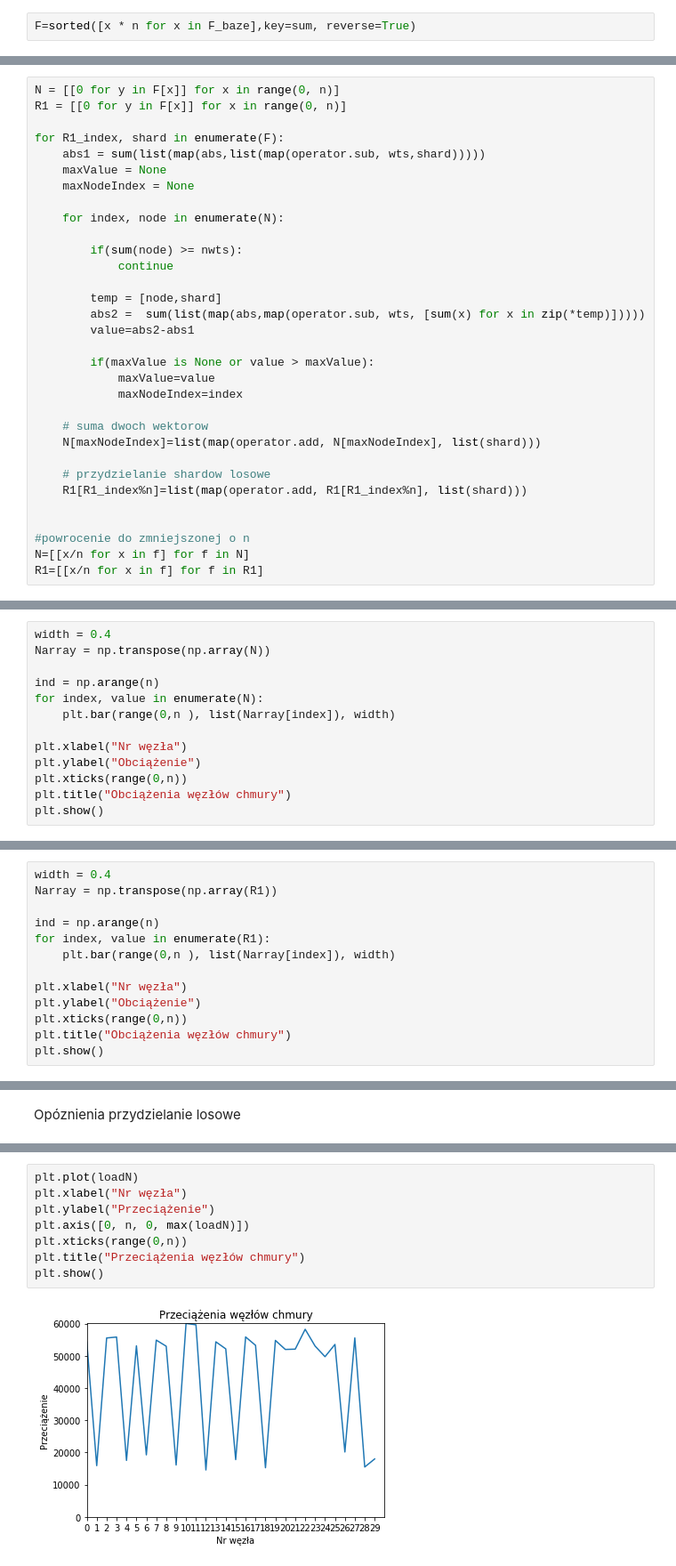
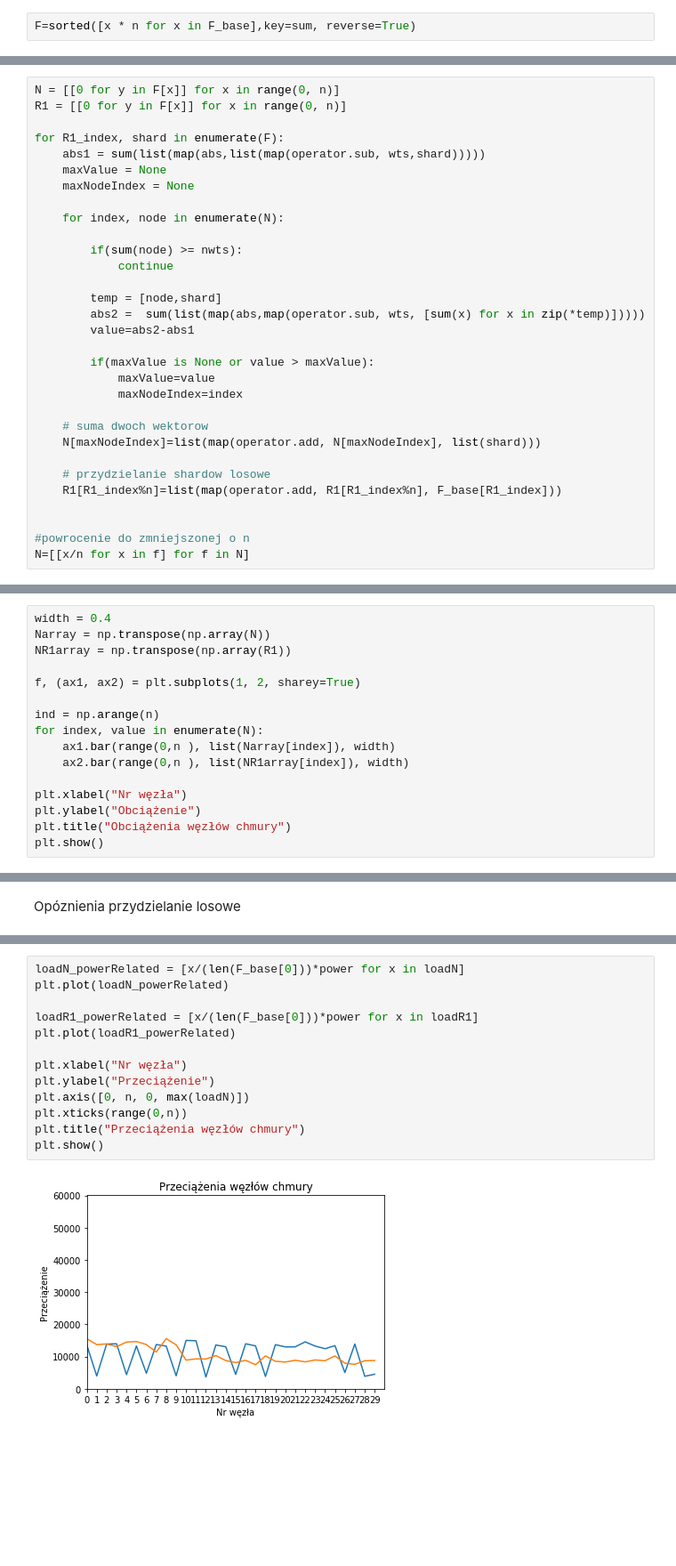
Before and after one commit to mszynka/PP___PBP, a Jupyter notebook: Notebook.ipynb, the cells around one changed output, grey strips where cells are left out. Shown: that part at 89% size. Drawn from its saved outputs; the diff is of its cells as text; blank space fills up the shorter version.

```diff
--- a/Notebook.ipynb
+++ b/Notebook.ipynb
@@ -41,7 +41,7 @@ nwts = sum(list(wts))
 # %% [markdown]
 Sortowanie względem modułu
 # %%
-F=sorted([x * n for x in F_baze],key=sum, reverse=True)
+F=sorted([x * n for x in F_base],key=sum, reverse=True)
 # %% [markdown]
 Alokowanie wektorów shardów względem posortowanego obciążenia
 # %%
@@ -70,12 +70,11 @@ for R1_index, shard in enumerate(F):
     N[maxNodeIndex]=list(map(operator.add, N[maxNodeIndex], list(shard)))
 
     # przydzielanie shardow losowe
-    R1[R1_index%n]=list(map(operator.add, R1[R1_index%n], list(shard)))
+    R1[R1_index%n]=list(map(operator.add, R1[R1_index%n], F_base[R1_index]))
 
 
 #powrocenie do zmniejszonej o n
 N=[[x/n for x in f] for f in N]
-R1=[[x/n for x in f] for f in R1]
 # %% [markdown]
 Określenie średniej mocy chmury
 # %%
@@ -85,14 +84,17 @@ Wyznaczenie średniego obciążenia w czasie każdego węzła chmury(algorytm)
 # %%
 width = 0.4
 Narray = np.transpose(np.array(N))
+NR1array = np.transpose(np.array(R1))
+
+f, (ax1, ax2) = plt.subplots(1, 2, sharey=True)
 
 ind = np.arange(n)
 for index, value in enumerate(N):
-    plt.bar(range(0,n ), list(Narray[index]), width)
+    ax1.bar(range(0,n ), list(Narray[index]), width)
+    ax2.bar(range(0,n ), list(NR1array[index]), width)
 
 plt.xlabel("Nr węzła")
 plt.ylabel("Obciążenie")
-plt.xticks(range(0,n))
 plt.title("Obciążenia węzłów chmury")
 plt.show()
 # %% [output]
@@ -102,13 +101,0 @@ Wyznaczenie średniego obciążenia w czasie każdego węzła chmury(losowy przy
-# %%
-width = 0.4
-Narray = np.transpose(np.array(R1))
-
-ind = np.arange(n)
-for index, value in enumerate(R1):
-    plt.bar(range(0,n ), list(Narray[index]), width)
-
-plt.xlabel("Nr węzła")
-plt.ylabel("Obciążenie")
-plt.xticks(range(0,n))
-plt.title("Obciążenia węzłów chmury")
-plt.show()
@@ -197,10 +142,15 @@ print(sum(loadR1))
 # %%
-plt.plot(loadN)
+loadN_powerRelated = [x/(len(F_base[0]))*power for x in loadN]
+plt.plot(loadN_powerRelated)
+
+loadR1_powerRelated = [x/(len(F_base[0]))*power for x in loadR1]
+plt.plot(loadR1_powerRelated)
+
 plt.xlabel("Nr węzła")
 plt.ylabel("Przeciążenie")
 plt.axis([0, n, 0, max(loadN)])
 plt.xticks(range(0,n))
 plt.title("Przeciążenia węzłów chmury")
 plt.show()
 # %% [output]
-[figure, old version]
+[figure, new version]
```
Also changed, not shown: parts of 10 cells of this notebook.
